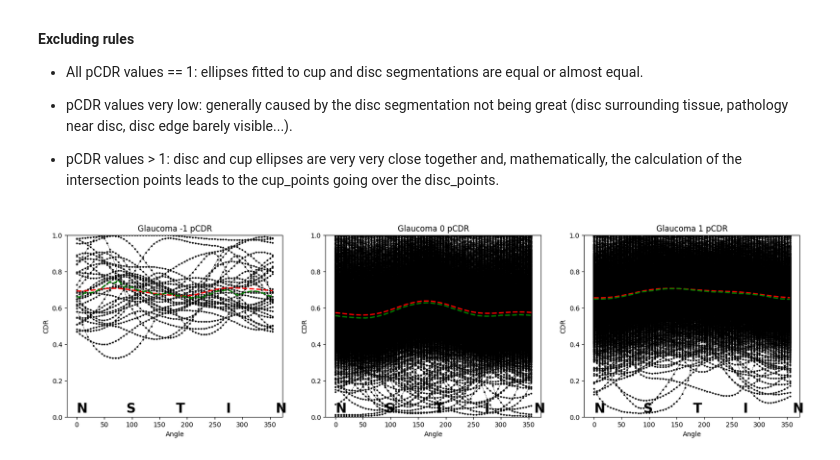
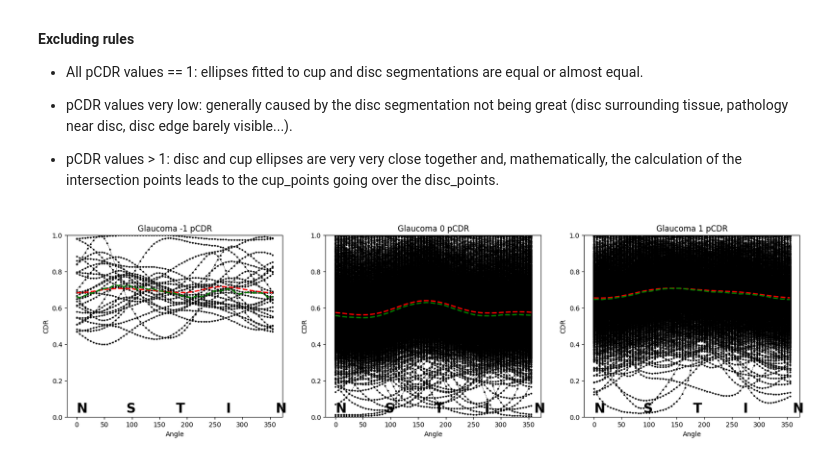
Before and after one commit to Borja21091/Prapillyzer, a Jupyter notebook: notebooks/SMDG_analysis.ipynb, the cells around one changed output. Cells and saved outputs as stored; diff of their text form; code cells hidden in the pictures.

```diff
--- a/notebooks/SMDG_analysis.ipynb
+++ b/notebooks/SMDG_analysis.ipynb
@@ -30,8 +30,15 @@ df = df[(df.iloc[:, 2:] <= lb).any(axis=1).__invert__() & (df.iloc[:, 2:] > ub).
 # Remove rows with all pcdr_ values equal to 1
 df = df[(df.iloc[:, 2:] == 1).all(axis=1).__invert__()]
 
+# Split data into train and test
+np.random.seed(42)
+train = df.sample(frac=0.8)
+test = df.drop(train.index)
+print('Train:', train.shape[0])
+print('Test:', test.shape[0])
+print('#############################################')
 print('Images suitable for analysis:', df.shape[0])
 print('Glaucoma:', (df['glaucoma'] == 1).sum())
 print('Non glaucoma:', (df['glaucoma'] == 0).sum())
-print('Grey-zone glaucoma:', (df['glaucoma'] == -1).sum())
+print('Glaucoma-suspect:', (df['glaucoma'] == -1).sum())
 # %% [output]
@@ -53,36 +63,38 @@ Grey-zone glaucoma: 33
 - pCDR values > 1: disc and cup ellipses are very very close together and, mathematically, the calculation of the intersection points leads to the cup_points going over the disc_points.
 # %%
 # Group by glaucoma status
-df_grouped = df.groupby('glaucoma')
+df_grouped = train.groupby('glaucoma')
 
 # Plot pcdr values
 plt.figure(figsize=(20, 5))
+# Number of groups to plot
+n_groups = len(df_grouped)
 for i, (name, group) in enumerate(df_grouped):
-    plt.subplot(1, 3, i + 1)
+    plt.subplot(1, n_groups, i + 1)
     group = group.drop(['filename', 'glaucoma'], axis=1)
     cdr = group.values.T
     angles = [int(col.split('_')[1]) for col in group.columns if col.startswith('pcdr_')]
     angles = np.tile(angles, (cdr.shape[1], 1)).T # Make angles same shape as cdr for plotting
     plt.plot(angles, cdr, 'k--', linewidth=0.5)
     plt.scatter(angles, cdr, s=3, c='k')
 
     # Plot mean and median
     mean_cdr = np.mean(cdr, axis=1)
     median_cdr = np.median(cdr, axis=1)
     plt.plot(angles[:, 0], mean_cdr, 'r--', linewidth=2)
     plt.plot(angles[:, 0], median_cdr, 'g--', linewidth=2)
 
     # Overlay N S T I N labels on top of the X axis
     angle = [0, 90, 180, 270, 360]
     quadrant = ['N', 'S', 'T', 'I', 'N']
     for a, q in zip(angle, quadrant):
         plt.text(a, 0.025, q, fontsize=20, color='k', fontweight='bold')
 
     plt.title(f'Glaucoma {name} pCDR')
     plt.xlabel('Angle')
     plt.ylabel('CDR')
     plt.ylim(0, 1)
 
 plt.show()
 # %% [output]
-[figure, old version]
+[figure, new version]
```
Also changed, not shown: parts of 4 cells of this notebook.
